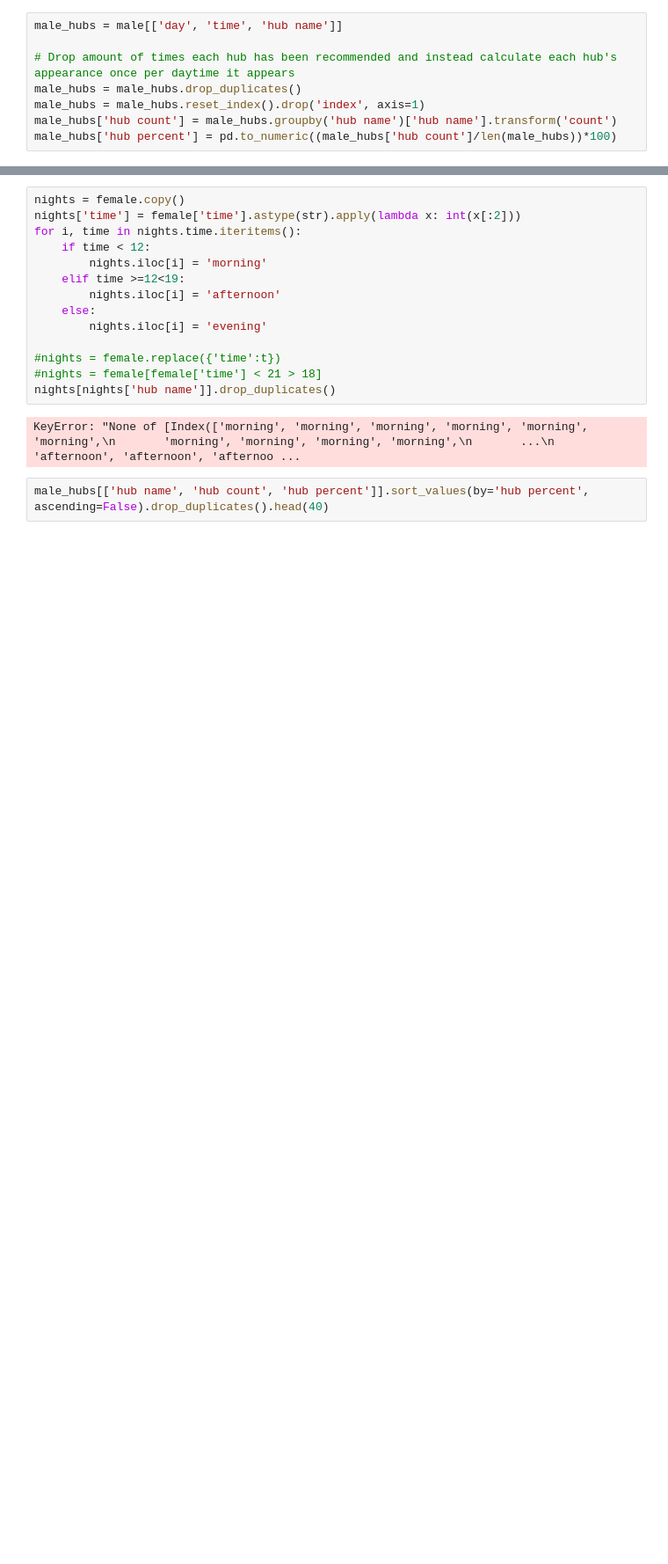
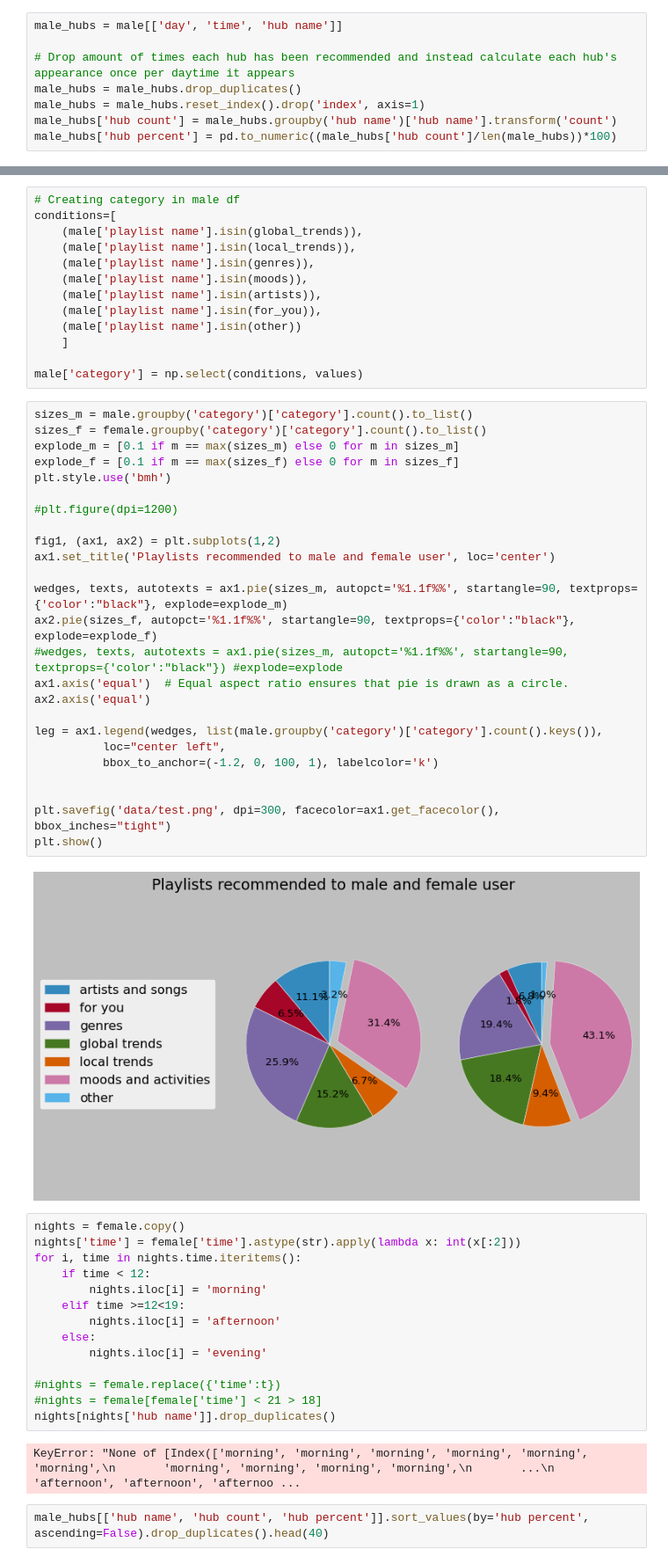
Before and after one commit to Yvysanna/Thesis, a Jupyter notebook: spotify1.ipynb, the cells around one changed output, grey strips where cells are left out. Shown: that part at 88% size. Saved outputs shown, nothing was run; the diff lists cells and outputs as text; blank space fills up the shorter version.

```diff
--- a/spotify1.ipynb
+++ b/spotify1.ipynb
@@ -602,3 +666,43 @@ female.to_csv('data/femalesem.csv', sep=';')
+# %%
+# Creating category in male df
+conditions=[
+    (male['playlist name'].isin(global_trends)),
+    (male['playlist name'].isin(local_trends)),
+    (male['playlist name'].isin(genres)),
+    (male['playlist name'].isin(moods)),
+    (male['playlist name'].isin(artists)),
+    (male['playlist name'].isin(for_you)),
+    (male['playlist name'].isin(other))
+    ]
+
+male['category'] = np.select(conditions, values)
+# %%
+sizes_m = male.groupby('category')['category'].count().to_list()
+sizes_f = female.groupby('category')['category'].count().to_list()
+explode_m = [0.1 if m == max(sizes_m) else 0 for m in sizes_m]
+explode_f = [0.1 if m == max(sizes_f) else 0 for m in sizes_f]
+plt.style.use('bmh')
+
+#plt.figure(dpi=1200)
+
+fig1, (ax1, ax2) = plt.subplots(1,2)
+ax1.set_title('Playlists recommended to male and female user', loc='center')
+
+wedges, texts, autotexts = ax1.pie(sizes_m, autopct='%1.1f%%', startangle=90, textprops={'color':"black"}, explode=explode_m)
+ax2.pie(sizes_f, autopct='%1.1f%%', startangle=90, textprops={'color':"black"}, explode=explode_f)
+#wedges, texts, autotexts = ax1.pie(sizes_m, autopct='%1.1f%%', startangle=90, textprops={'color':"black"}) #explode=explode
+ax1.axis('equal')  # Equal aspect ratio ensures that pie is drawn as a circle.
+ax2.axis('equal')
+
+leg = ax1.legend(wedges, list(male.groupby('category')['category'].count().keys()),
+          loc="center left",
+          bbox_to_anchor=(-1.2, 0, 100, 1), labelcolor='k')
+
+
+plt.savefig('data/test.png', dpi=300, facecolor=ax1.get_facecolor(), bbox_inches="tight")
+plt.show()
+# %% [output]
+[figure, added]
 # %%
 nights = female.copy()
 nights['time'] = female['time'].astype(str).apply(lambda x: int(x[:2]))
```
Also changed, not shown: parts of 39 cells of this notebook, 4 other files.
